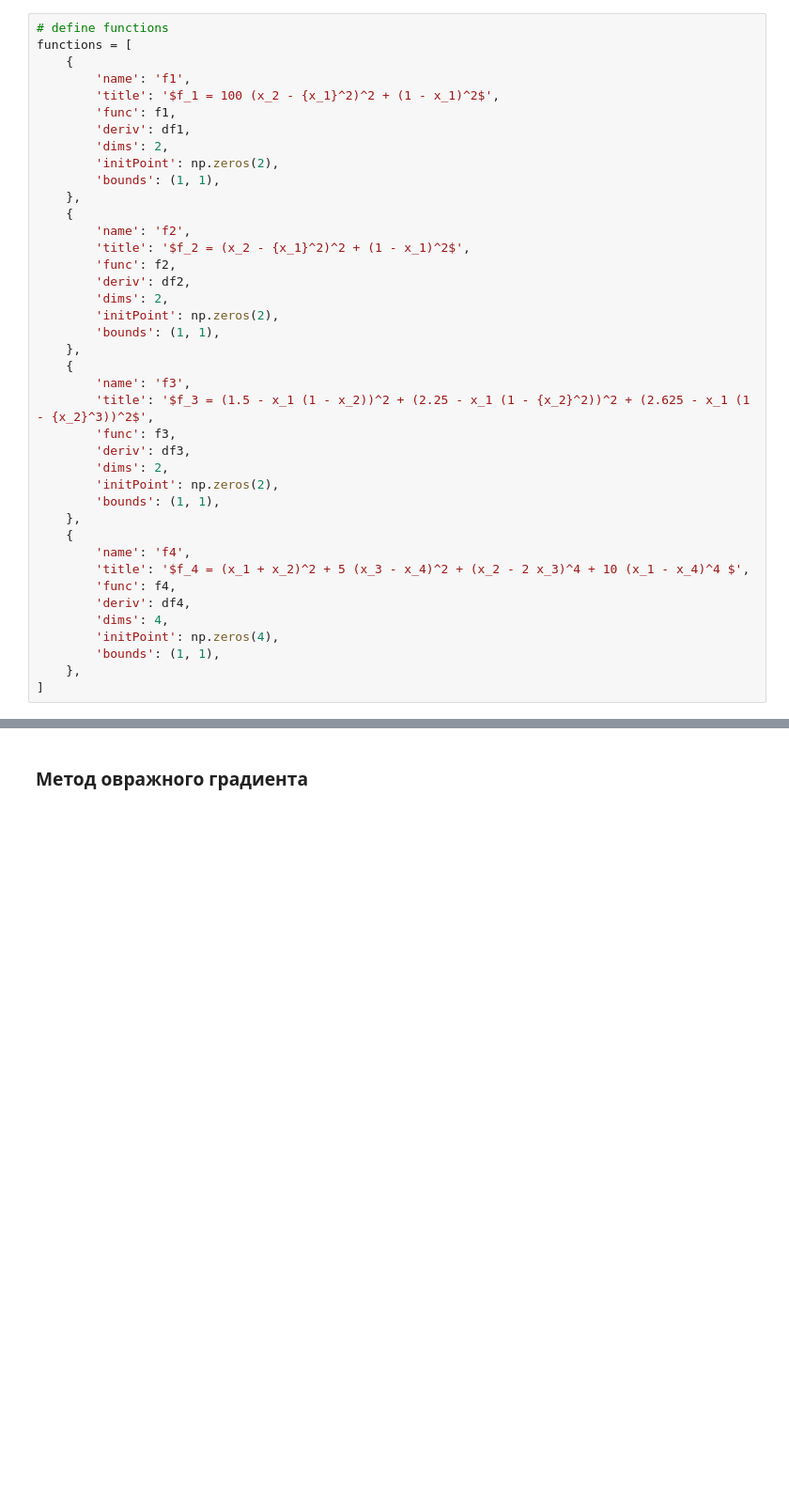
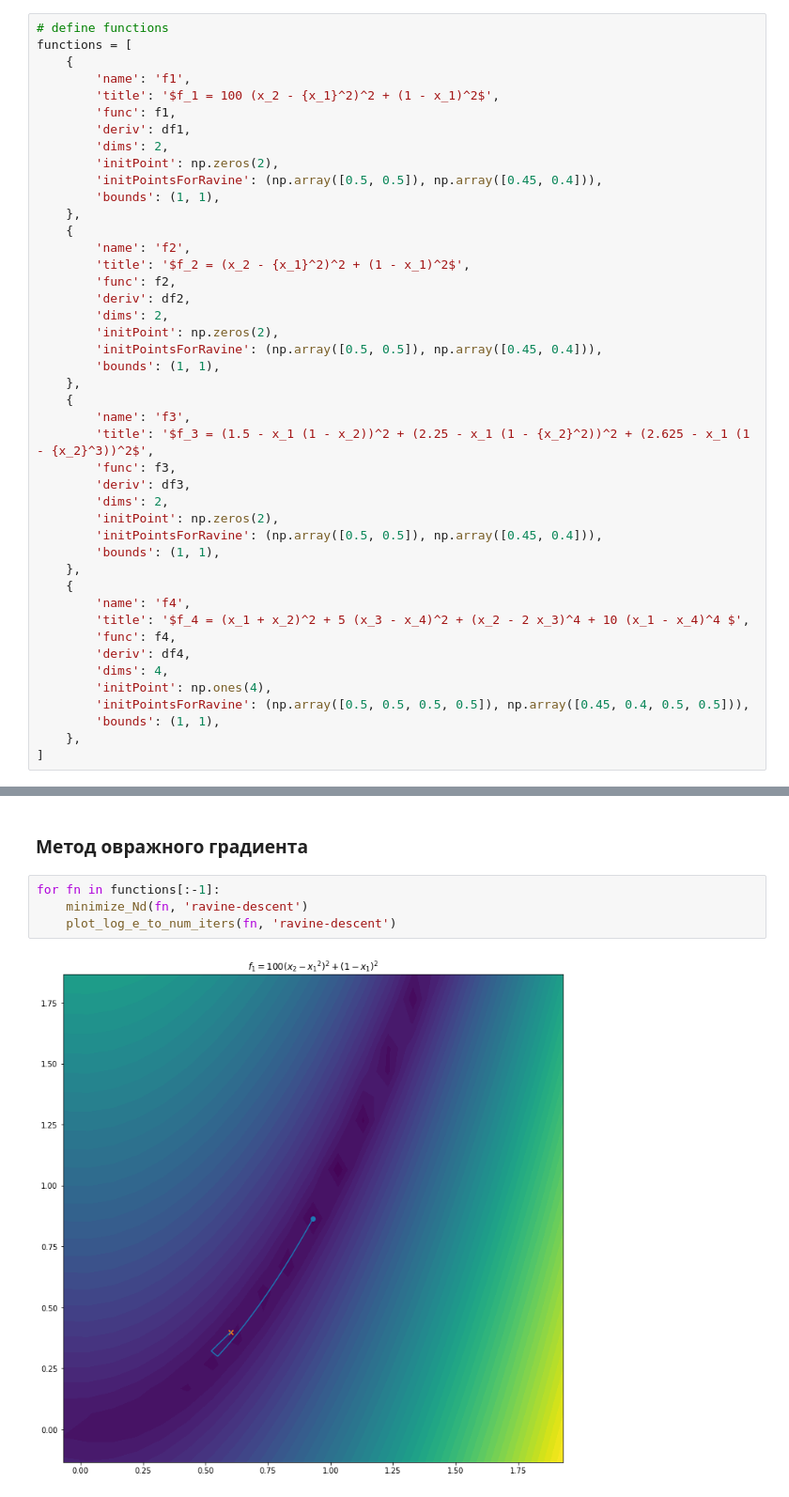
Before and after one commit to sevakon/optimization-methods, a Jupyter notebook: lab2/2d-minimization.ipynb, the cells around one changed output, grey strips where cells are left out. Shown at 94% size. Drawn from its saved outputs; the diff is of its cells as text; blank space fills up the shorter version.

```diff
--- a/lab2/2d-minimization.ipynb
+++ b/lab2/2d-minimization.ipynb
@@ -159,6 +159,7 @@ functions = [
         'deriv': df1,
         'dims': 2,
         'initPoint': np.zeros(2),
+        'initPointsForRavine': (np.array([0.5, 0.5]), np.array([0.45, 0.4])),
         'bounds': (1, 1),
     },
     {
@@ -168,6 +169,7 @@ functions = [
         'deriv': df2,
         'dims': 2,
         'initPoint': np.zeros(2),
+        'initPointsForRavine': (np.array([0.5, 0.5]), np.array([0.45, 0.4])),
         'bounds': (1, 1),
     },
     {
@@ -177,6 +179,7 @@ functions = [
         'deriv': df3,
         'dims': 2,
         'initPoint': np.zeros(2),
+        'initPointsForRavine': (np.array([0.5, 0.5]), np.array([0.45, 0.4])),
         'bounds': (1, 1),
     },
     {
@@ -185,7 +188,8 @@ functions = [
         'func': f4,
         'deriv': df4,
         'dims': 4,
-        'initPoint': np.zeros(4),
+        'initPoint': np.ones(4),
+        'initPointsForRavine': (np.array([0.5, 0.5, 0.5, 0.5]), np.array([0.45, 0.4, 0.5, 0.5])),
         'bounds': (1, 1),
     },
 ]
@@ -266,2 +270,8 @@ for fn in functions[:-1]:
 # %% [markdown]
 ### Метод овражного градиента
+# %%
+for fn in functions[:-1]:
+    minimize_Nd(fn, 'ravine-descent')
+    plot_log_e_to_num_iters(fn, 'ravine-descent')
+# %% [output]
+[figure, added]
```
Also changed, not shown: parts of 11 cells of this notebook, 1 other file.
